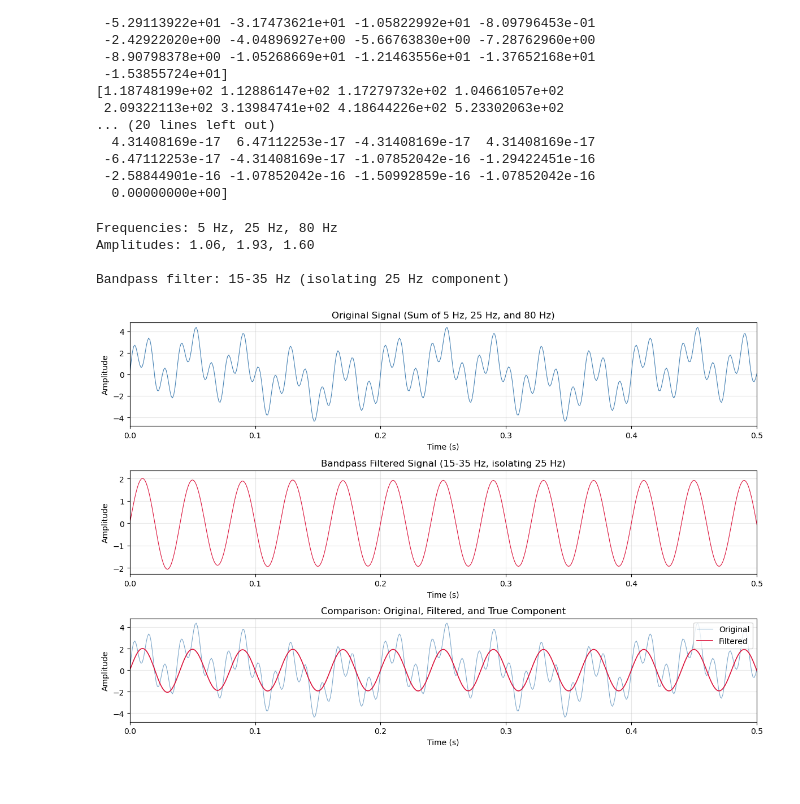
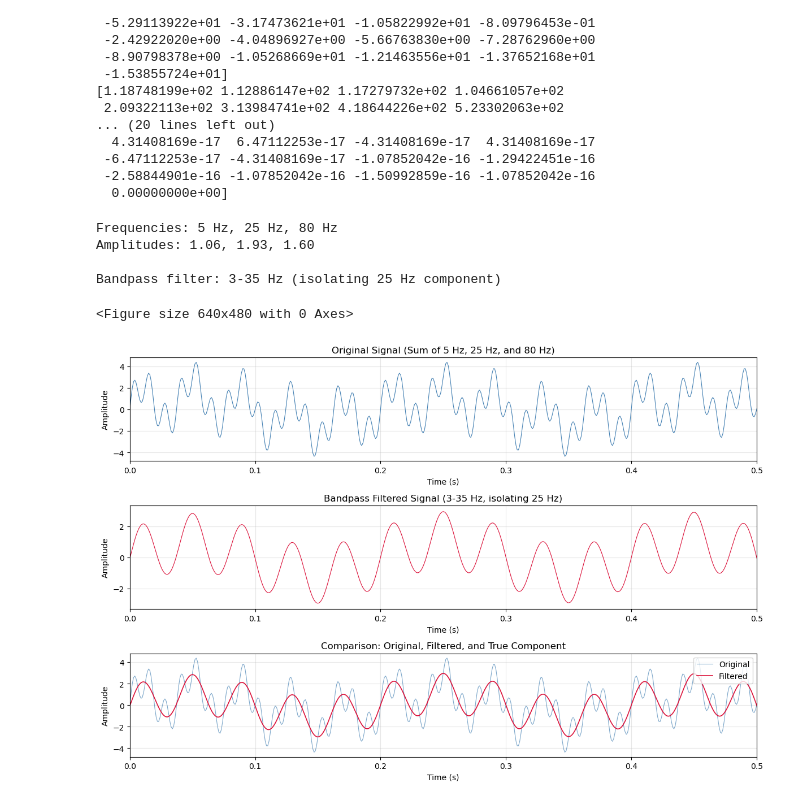
Before and after one commit to lynnha577/cell_classification, a Jupyter notebook: scripts/neuronetwork.ipynb, the cells around one changed output. Cells and saved outputs as stored; diff of their text form; code cells hidden in the pictures.

```diff
--- a/scripts/neuronetwork.ipynb
+++ b/scripts/neuronetwork.ipynb
@@ -258,9 +363,11 @@ def bandpass_filter(data, lowcut, highcut, fs, order=4):
     return filtered
 
 # Filter to isolate f2 (25 Hz) - using a bandwidth of ±10 Hz
-lowcut = 15
+lowcut = 3
 highcut = 35
 filtered_signal = bandpass_filter(composite_signal, lowcut, highcut, fs)
+
+plt.savefig("bandpass_including_lowest.png", dpi=200, bbox_inches="tight")
 
 print(f"\nBandpass filter: {lowcut}-{highcut} Hz (isolating {f2} Hz component)")
 
@@ -274,32 +381,33 @@ axes[0].set_xlabel('Time (s)')
 axes[0].set_ylabel('Amplitude')
 axes[0].set_xlim([0, 0.5]) # Show first 0.5 seconds for clarity
 axes[0].grid(True, alpha=0.3)
 
 # Plot 2: Bandpass filtered signal
 axes[1].plot(t, filtered_signal, color='crimson', linewidth=0.8)
 axes[1].set_title(f'Bandpass Filtered Signal ({lowcut}-{highcut} Hz, isolating {f2} Hz)', fontsize=12)
 axes[1].set_xlabel('Time (s)')
 axes[1].set_ylabel('Amplitude')
 axes[1].set_xlim([0, 0.5])
 axes[1].grid(True, alpha=0.3)
 
 # Plot 3: Overlay comparison
 axes[2].plot(t, composite_signal, color='steelblue', linewidth=0.8, alpha=0.7, label='Original')
 axes[2].plot(t, filtered_signal, color='crimson', linewidth=1.2, label='Filtered')
 # axes[2].plot(t, signal2, color='green', linewidth=1, linestyle='--', alpha=0.8,
 # label=f'True {f2} Hz component')
 axes[2].set_title('Comparison: Original, Filtered, and True Component', fontsize=12)
 axes[2].set_xlabel('Time (s)')
 axes[2].set_ylabel('Amplitude')
 axes[2].set_xlim([0, 0.5])
 axes[2].legend(loc='upper right')
 axes[2].grid(True, alpha=0.3)
 
 plt.tight_layout()
 plt.show()
 # %% [output]
 Frequencies: 5 Hz, 25 Hz, 80 Hz
 Amplitudes: 1.06, 1.93, 1.60
 
-Bandpass filter: 15-35 Hz (isolating 25 Hz component)
+Bandpass filter: 3-35 Hz (isolating 25 Hz component)
+<Figure size 640x480 with 0 Axes>
-[figure, old version]
+[figure, new version]
```
Also changed, not shown: parts of 17 cells of this notebook, 2 other files.
